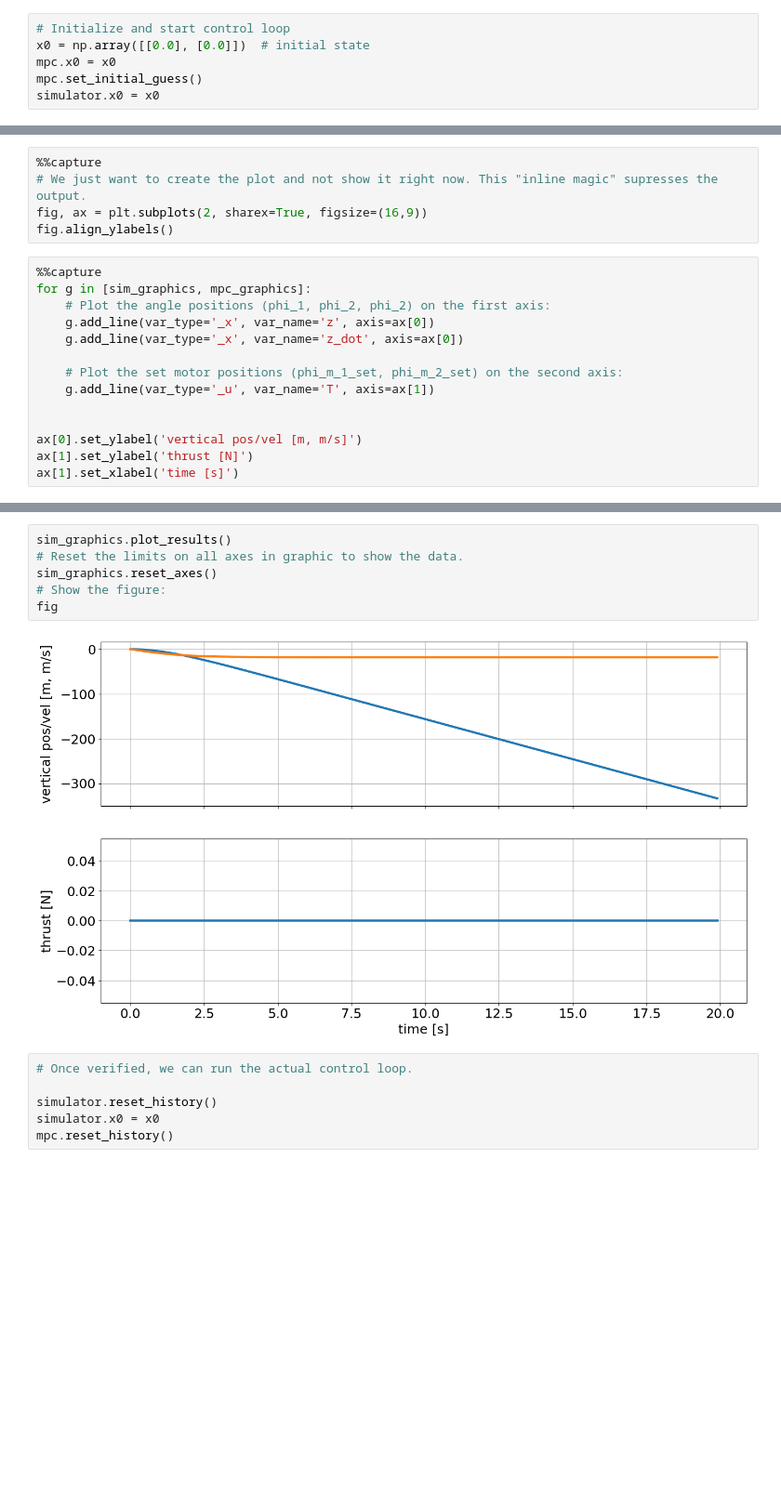
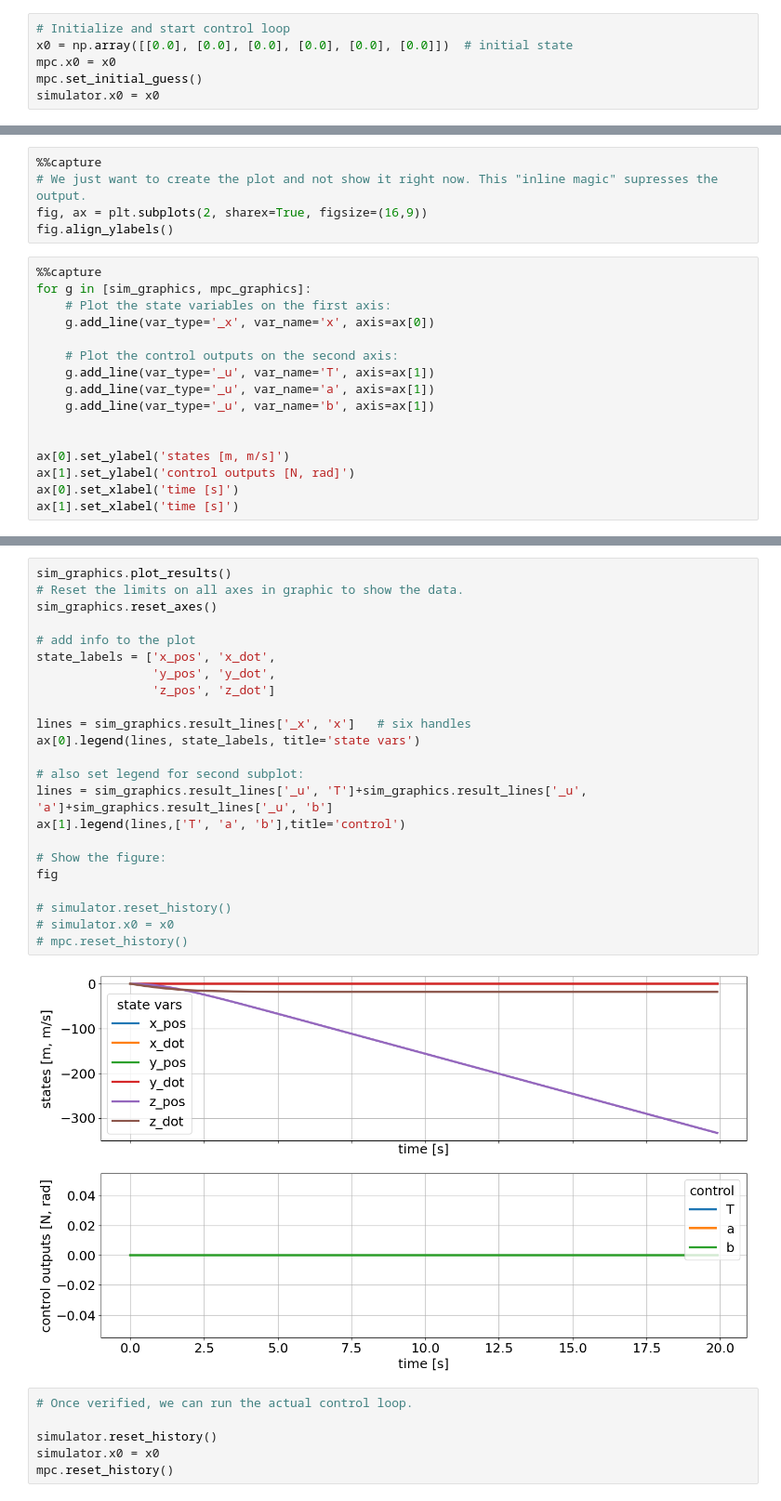
Before and after one commit to Avionics-Propulsion-Landers-GT/MonopropUAV, a Jupyter notebook: Algorithms/DynamicsModel/FHL-DM/mpc-simplified.ipynb, the cells around one changed output, grey strips where cells are left out. Shown at 93% size. Saved outputs shown, nothing was run; the diff lists cells and outputs as text; blank space fills up the shorter version.

```diff
--- a/Algorithms/DynamicsModel/FHL-DM/mpc-simplified.ipynb
+++ b/Algorithms/DynamicsModel/FHL-DM/mpc-simplified.ipynb
@@ -83,7 +107,7 @@ simulator.set_param(t_step = 0.1)
 simulator.setup()
 # %%
 # Initialize and start control loop
-x0 = np.array([[0.0], [0.0]])  # initial state
+x0 = np.array([[0.0], [0.0], [0.0], [0.0], [0.0], [0.0]])  # initial state
 mpc.x0 = x0
 mpc.set_initial_guess()
 simulator.x0 = x0
@@ -104,16 +128,18 @@ fig.align_ylabels()
 # %%
 %%capture
 for g in [sim_graphics, mpc_graphics]:
-    # Plot the angle positions (phi_1, phi_2, phi_2) on the first axis:
-    g.add_line(var_type='_x', var_name='z', axis=ax[0])
-    g.add_line(var_type='_x', var_name='z_dot', axis=ax[0])
+    # Plot the state variables on the first axis:
+    g.add_line(var_type='_x', var_name='x', axis=ax[0])
 
-    # Plot the set motor positions (phi_m_1_set, phi_m_2_set) on the second axis:
+    # Plot the control outputs on the second axis:
     g.add_line(var_type='_u', var_name='T', axis=ax[1])
+    g.add_line(var_type='_u', var_name='a', axis=ax[1])
+    g.add_line(var_type='_u', var_name='b', axis=ax[1])
 
 
-ax[0].set_ylabel('vertical pos/vel [m, m/s]')
-ax[1].set_ylabel('thrust [N]')
+ax[0].set_ylabel('states [m, m/s]')
+ax[1].set_ylabel('control outputs [N, rad]')
+ax[0].set_xlabel('time [s]')
 ax[1].set_xlabel('time [s]')
 # %%
 # run simulator without any control. This is to see if what we've done so far is correct,
@@ -125,11 +151,28 @@ for i in range(200):
 # %%
 sim_graphics.plot_results()
 # Reset the limits on all axes in graphic to show the data.
 sim_graphics.reset_axes()
+
+# add info to the plot
+state_labels = ['x_pos', 'x_dot',
+                'y_pos', 'y_dot',
+                'z_pos', 'z_dot']
+
+lines = sim_graphics.result_lines['_x', 'x']   # six handles
+ax[0].legend(lines, state_labels, title='state vars')
+
+# also set legend for second subplot:
+lines = sim_graphics.result_lines['_u', 'T']+sim_graphics.result_lines['_u', 'a']+sim_graphics.result_lines['_u', 'b']
+ax[1].legend(lines,['T', 'a', 'b'],title='control')
+
 # Show the figure:
 fig
+
+# simulator.reset_history()
+# simulator.x0 = x0
+# mpc.reset_history()
 # %% [output]
-[figure, old version]
+[figure, new version]
 # %%
 # Once verified, we can run the actual control loop.
 
```
Also changed, not shown: parts of 5 cells of this notebook.
